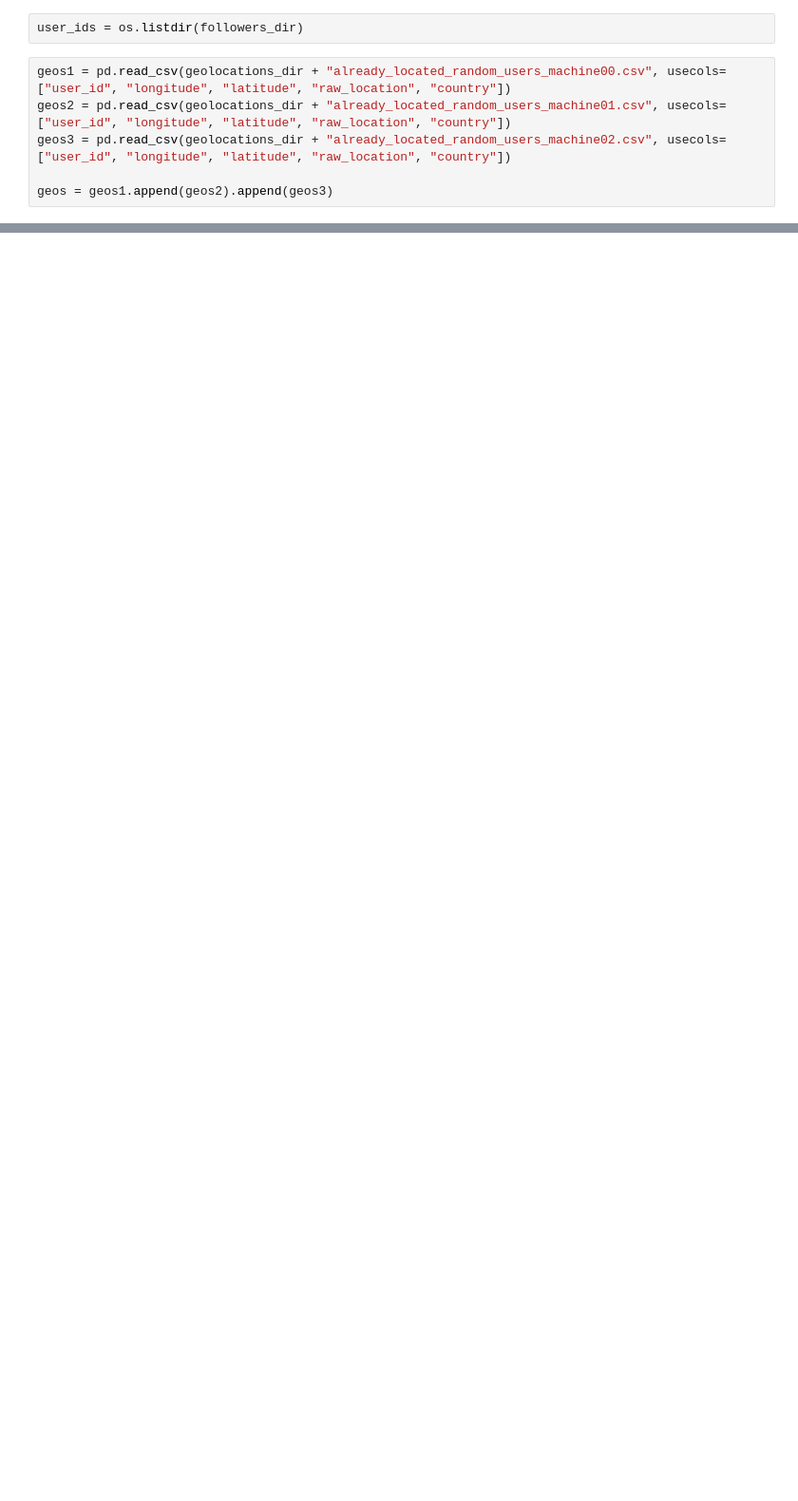
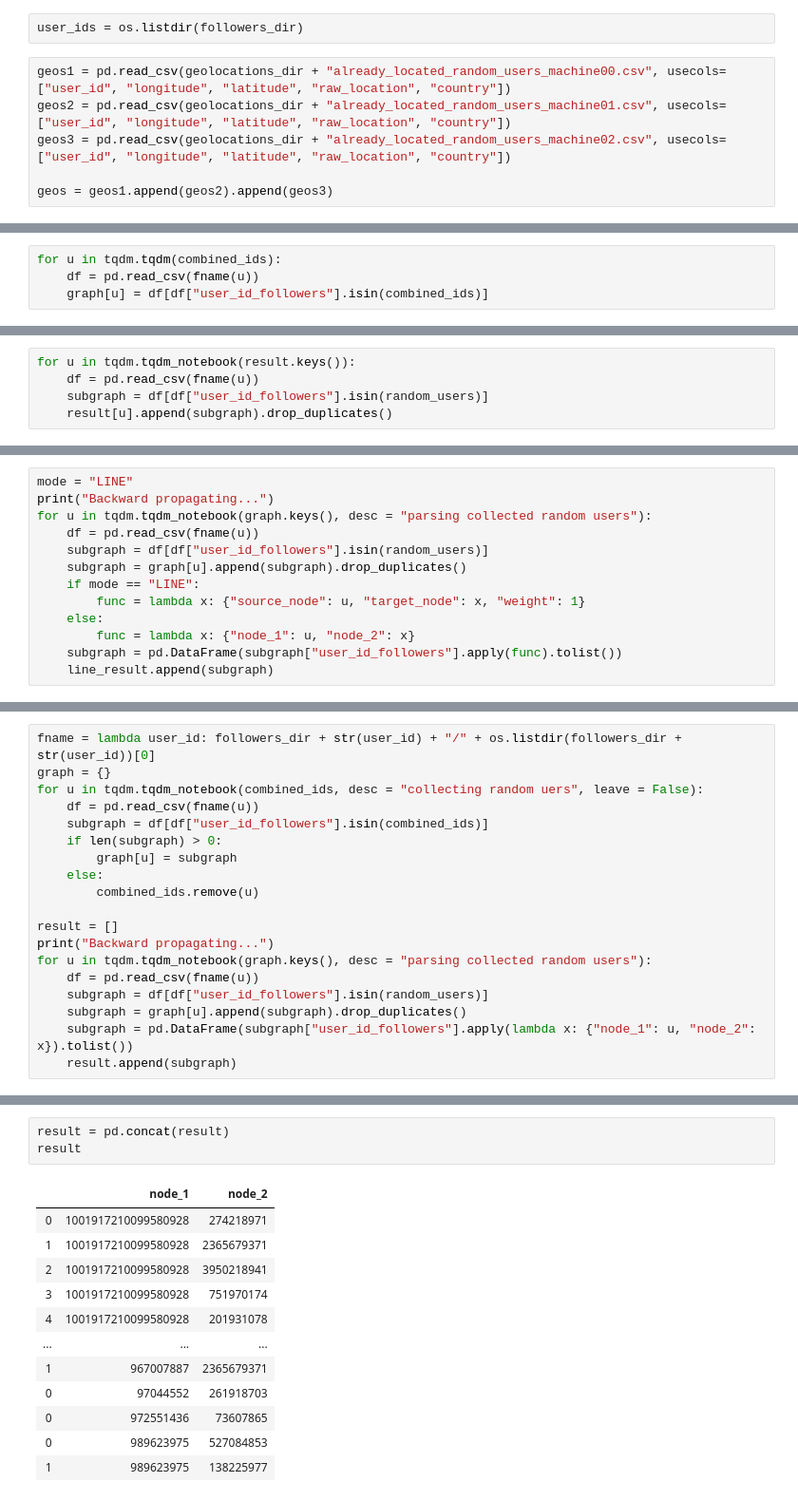
Before and after one commit to calebdre/capstone, a Jupyter notebook: notebook.ipynb, the cells around one changed output, grey strips where cells are left out. Shown: that part at 95% size. Drawn from its saved outputs; the diff is of its cells as text; blank space fills up the shorter version.

```diff
--- a/notebook.ipynb
+++ b/notebook.ipynb
@@ -146,0 +58,4 @@ tree_model.predict(X_test).tolist()
+# %%
+for u in tqdm.tqdm(combined_ids):
+    df = pd.read_csv(fname(u))
+    graph[u] = df[df["user_id_followers"].isin(combined_ids)]
@@ -146,0 +138,5 @@ tree_model.predict(X_test).tolist()
+# %%
+for u in tqdm.tqdm_notebook(result.keys()):
+    df = pd.read_csv(fname(u))
+    subgraph = df[df["user_id_followers"].isin(random_users)]
+    result[u].append(subgraph).drop_duplicates()
@@ -146,0 +197,13 @@ tree_model.predict(X_test).tolist()
+# %%
+mode = "LINE"
+print("Backward propagating...")
+for u in tqdm.tqdm_notebook(graph.keys(), desc = "parsing collected random users"):
+    df = pd.read_csv(fname(u))
+    subgraph = df[df["user_id_followers"].isin(random_users)]
+    subgraph = graph[u].append(subgraph).drop_duplicates()
+    if mode == "LINE":
+        func = lambda x: {"source_node": u, "target_node": x, "weight": 1}
+    else:
+        func = lambda x: {"node_1": u, "node_2": x}
+    subgraph = pd.DataFrame(subgraph["user_id_followers"].apply(func).tolist())
+    line_result.append(subgraph)
@@ -146,0 +213,19 @@ tree_model.predict(X_test).tolist()
+# %%
+fname = lambda user_id: followers_dir + str(user_id) + "/" + os.listdir(followers_dir + str(user_id))[0]
+graph = {}
+for u in tqdm.tqdm_notebook(combined_ids, desc = "collecting random uers", leave = False):
+    df = pd.read_csv(fname(u))
+    subgraph = df[df["user_id_followers"].isin(combined_ids)]
+    if len(subgraph) > 0:
+        graph[u] = subgraph
+    else:
+        combined_ids.remove(u)
+
+result = []
+print("Backward propagating...")
+for u in tqdm.tqdm_notebook(graph.keys(), desc = "parsing collected random users"):
+    df = pd.read_csv(fname(u))
+    subgraph = df[df["user_id_followers"].isin(random_users)]
+    subgraph = graph[u].append(subgraph).drop_duplicates()
+    subgraph = pd.DataFrame(subgraph["user_id_followers"].apply(lambda x: {"node_1": u, "node_2": x}).tolist())
+    result.append(subgraph)
@@ -146,0 +236,16 @@ tree_model.predict(X_test).tolist()
+# %%
+result = pd.concat(result)
+result
+# %% [output]
+|  | node_1 | node_2 |
+| 0 | 1001917210099580928 | 274218971 |
+| 1 | 1001917210099580928 | 2365679371 |
+| 2 | 1001917210099580928 | 3950218941 |
+| 3 | 1001917210099580928 | 751970174 |
+| 4 | 1001917210099580928 | 201931078 |
+| ... | ... | ... |
+| 1 | 967007887 | 2365679371 |
+| 0 | 97044552 | 261918703 |
+| 0 | 972551436 | 73607865 |
+| 0 | 989623975 | 527084853 |
+| 1 | 989623975 | 138225977 |
```
Also changed, not shown: parts of 68 cells of this notebook.
